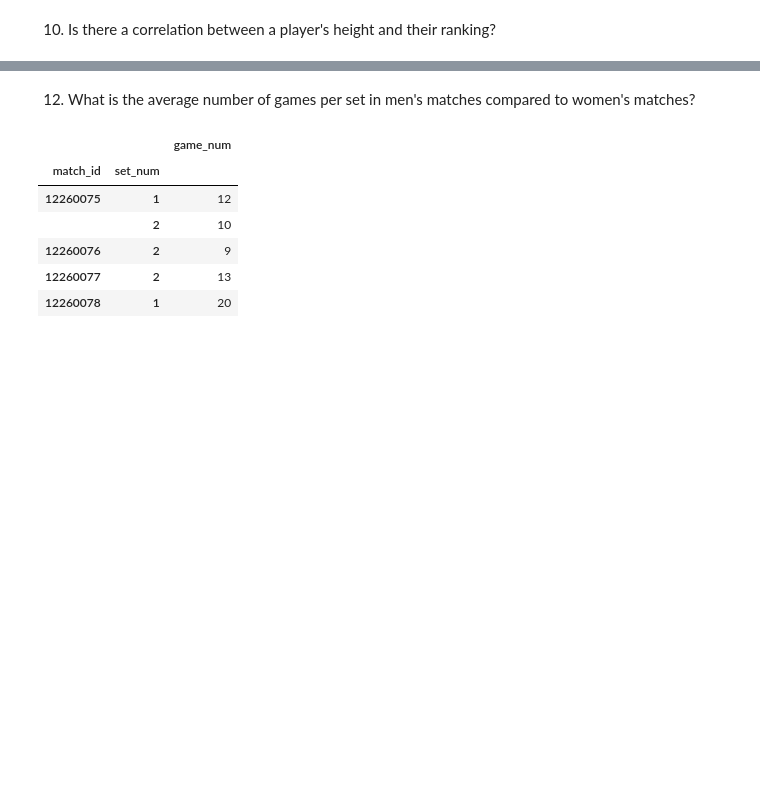
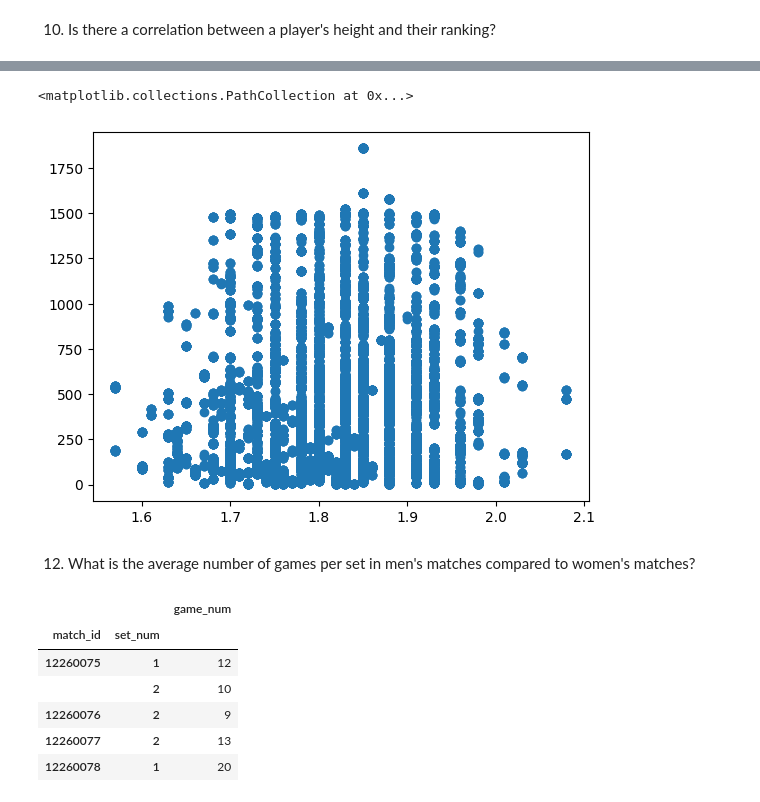
Before and after one commit to mahdieyehalavi/tennisMatchProject, a Jupyter notebook: part1.ipynb, the cells around one changed output, grey strips where cells are left out. Drawn from its saved outputs; the diff is of its cells as text; code cells hidden in the pictures; blank space fills up the shorter version.

```diff
--- a/part1.ipynb
+++ b/part1.ipynb
@@ -121,3 +125,8 @@ SyntaxError: invalid syntax (1875049097.py, line 1)
+# %%
+plt.scatter(height_rank_player['height'] ,height_rank_player['current_rank'])
+# %% [output]
+<matplotlib.collections.PathCollection at 0x...>
+[figure, added]
 # %% [markdown]
 12. What is the average number of games per set in men's matches compared to women's matches?
 # %%
```
Also changed, not shown: parts of 14 cells of this notebook.
